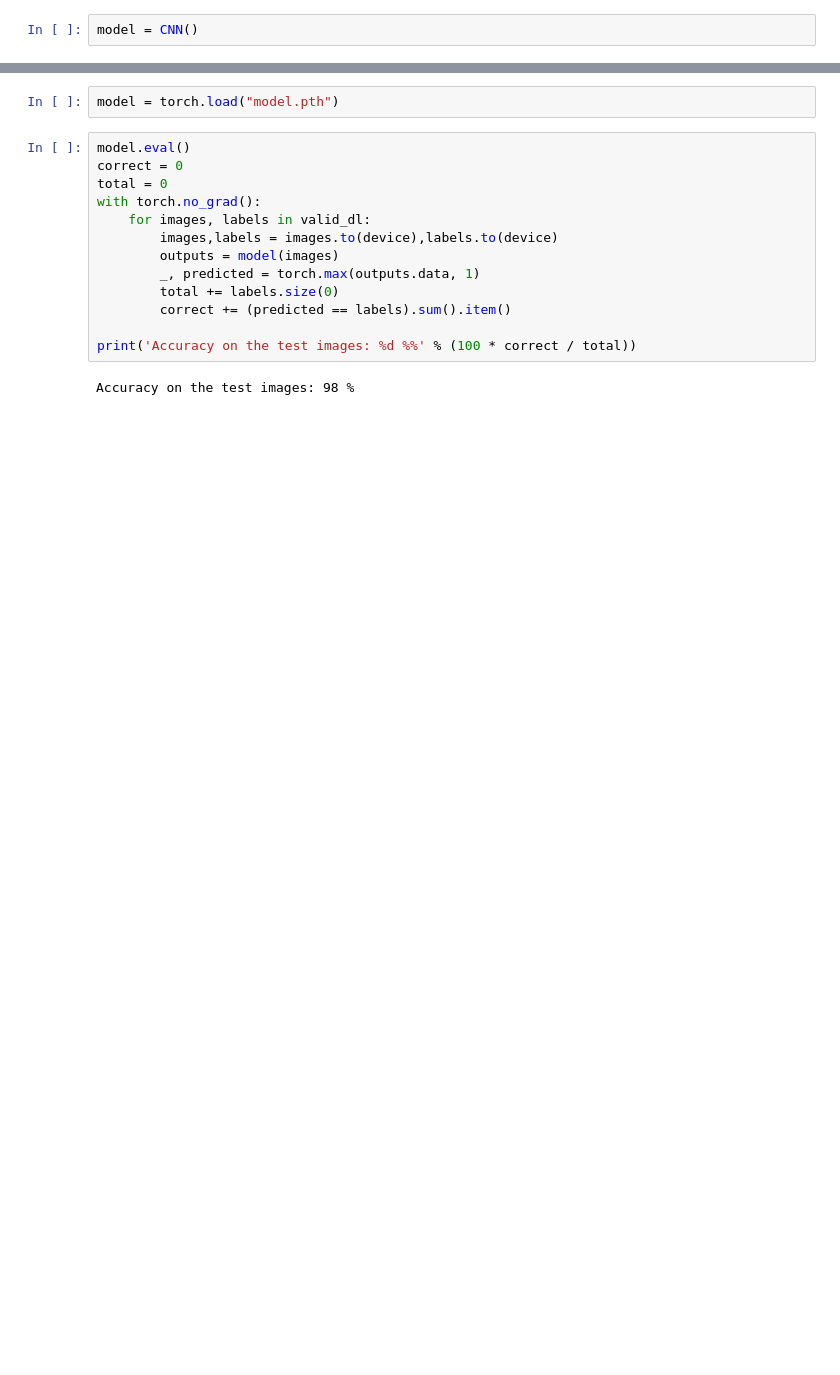
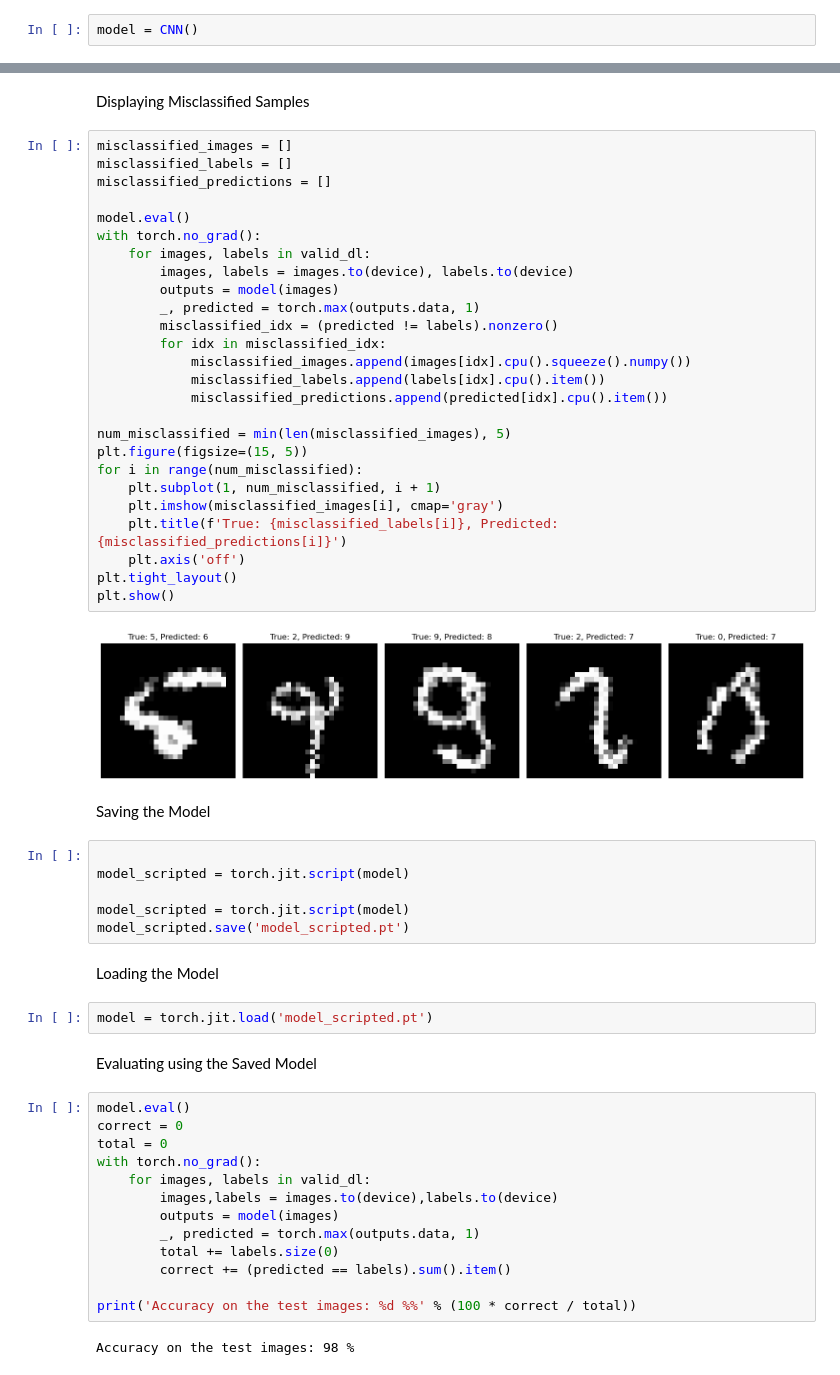
Before and after one commit to BSusheelKumar/HandWritten-Digit-Prediciton, a Jupyter notebook: MNIST.ipynb, the cells around one changed output, grey strips where cells are left out. Saved outputs shown, nothing was run; the diff lists cells and outputs as text; blank space fills up the shorter version.

```diff
--- a/MNIST.ipynb
+++ b/MNIST.ipynb
@@ -119,5 +225,47 @@ model = model.to(device)
+# %% [markdown]
+Displaying Misclassified Samples
+# %%
+misclassified_images = []
+misclassified_labels = []
+misclassified_predictions = []
+
+model.eval()
+with torch.no_grad():
+    for images, labels in valid_dl:
+        images, labels = images.to(device), labels.to(device)
+        outputs = model(images)
+        _, predicted = torch.max(outputs.data, 1)
+        misclassified_idx = (predicted != labels).nonzero()
+        for idx in misclassified_idx:
+            misclassified_images.append(images[idx].cpu().squeeze().numpy())
+            misclassified_labels.append(labels[idx].cpu().item())
+            misclassified_predictions.append(predicted[idx].cpu().item())
+
+num_misclassified = min(len(misclassified_images), 5)
+plt.figure(figsize=(15, 5))
+for i in range(num_misclassified):
+    plt.subplot(1, num_misclassified, i + 1)
+    plt.imshow(misclassified_images[i], cmap='gray')
+    plt.title(f'True: {misclassified_labels[i]}, Predicted: {misclassified_predictions[i]}')
+    plt.axis('off')
+plt.tight_layout()
+plt.show()
+# %% [output]
+[figure, added]
+# %% [markdown]
+Saving the Model
+# %%
+
+model_scripted = torch.jit.script(model)
+
+model_scripted = torch.jit.script(model)
+model_scripted.save('model_scripted.pt')
+# %% [markdown]
+Loading the Model
 # %%
-model = torch.load("model.pth")
+model = torch.jit.load('model_scripted.pt')
+# %% [markdown]
+Evaluating using the Saved Model
 # %%
 model.eval()
 correct = 0
```
Also changed, not shown: parts of 26 cells of this notebook, 4 other files.
